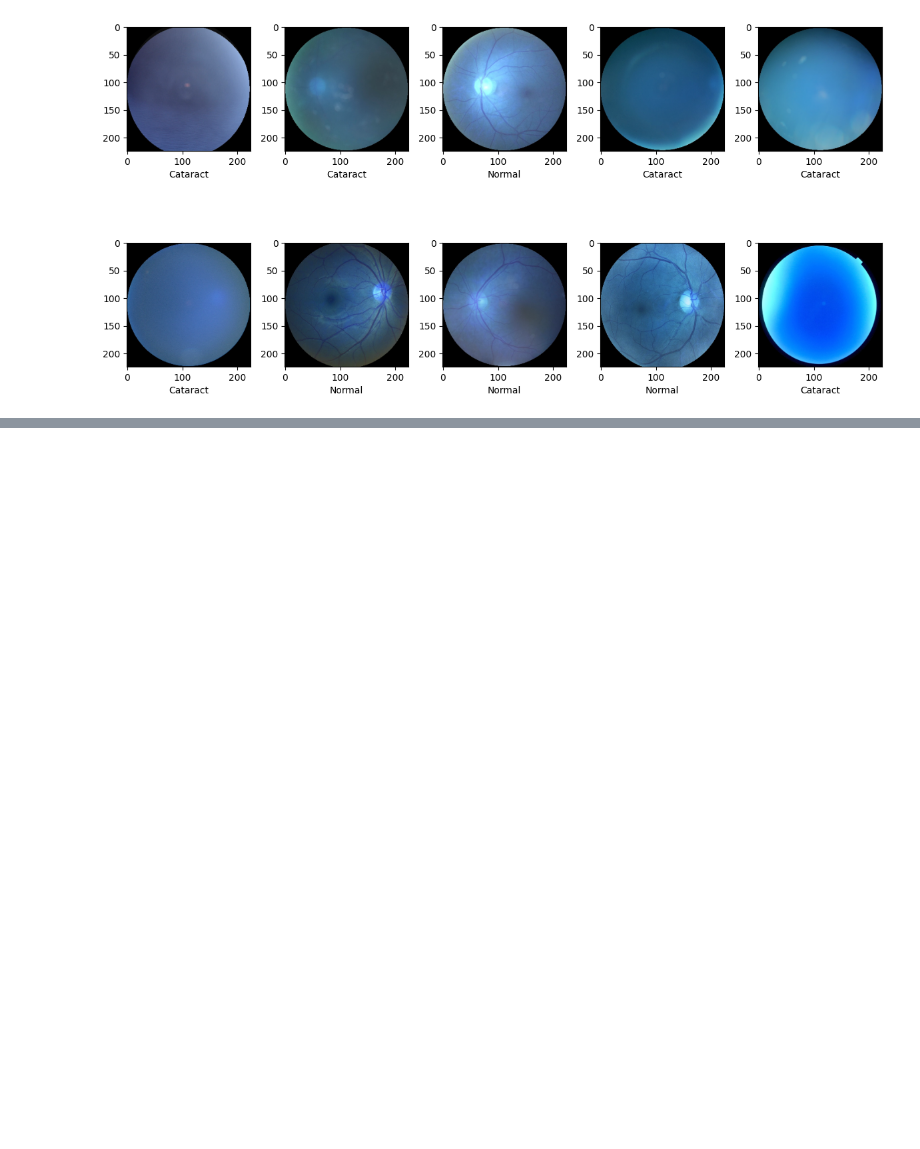
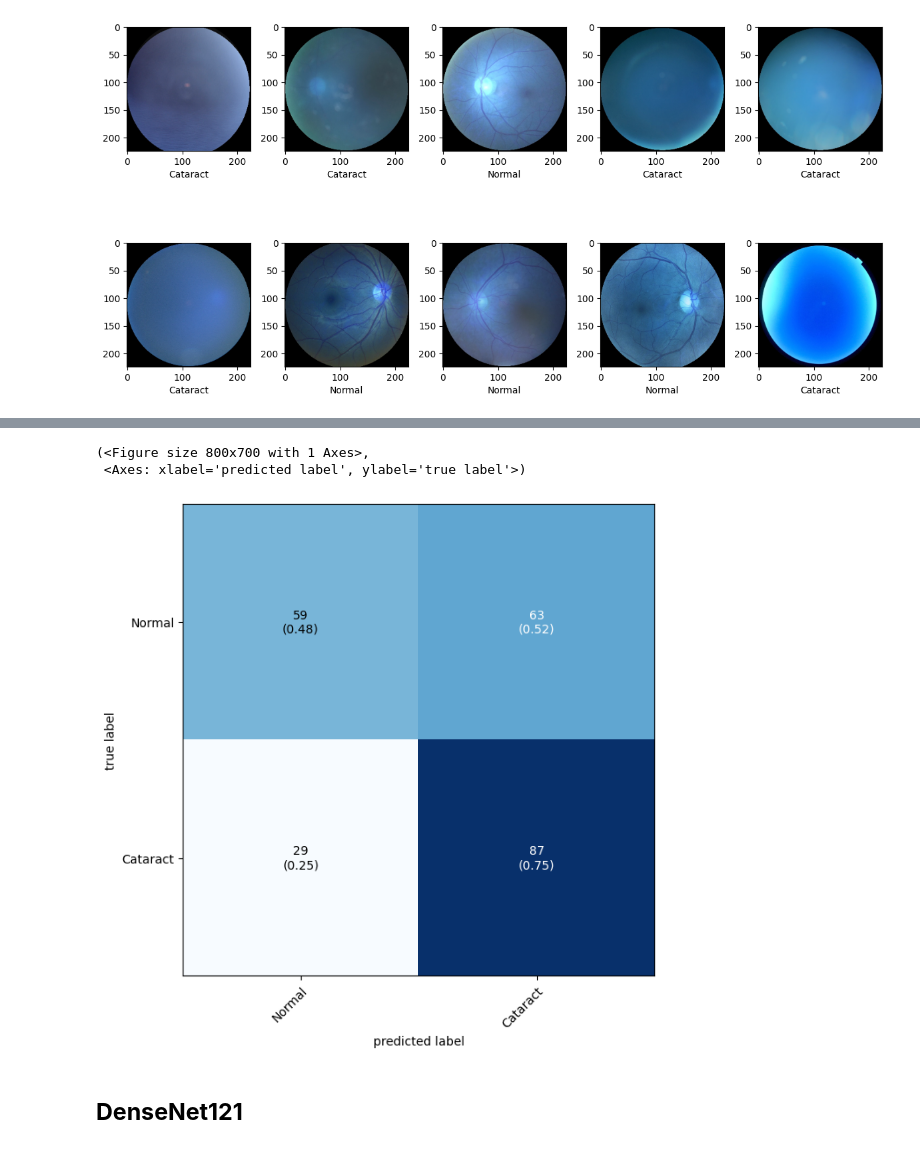
Before and after one commit to md-marop-hossain/Ocular-Disease-Recognition-Project-CSE499A, a Jupyter notebook: Ocular_Disease_Recognition_using_CNN_models_resnet_50_&_VGG_16_&_Dense_Net_121.ipynb, the cells around one changed output, grey strips where cells are left out. Cells and saved outputs as stored; diff of their text form; code cells hidden in the pictures; blank space fills up the shorter version.

```diff
--- a/Ocular_Disease_Recognition_using_CNN_models_resnet_50_&_VGG_16_&_Dense_Net_121.ipynb
+++ b/Ocular_Disease_Recognition_using_CNN_models_resnet_50_&_VGG_16_&_Dense_Net_121.ipynb
@@ -642,3 +817,15 @@ x_train, x_test, y_train, y_test = train_test_split(x, y, test_size=0.2, random_
+# %%
+from mlxtend.plotting import plot_confusion_matrix
+from sklearn.metrics import confusion_matrix
+# Plot the confusion matrix
+cm = confusion_matrix(y_test, y_pred_binary)
+plot_confusion_matrix(conf_mat=cm, figsize=(8, 7), class_names=["Normal", "Cataract"], show_normed=True)
+# %% [output]
+(<Figure size 800x700 with 1 Axes>,
+ <Axes: xlabel='predicted label', ylabel='true label'>)
+[figure, added]
+# %% [markdown]
+## **DenseNet121**
 # %%
 import time
 import matplotlib.pyplot as plt
```
Also changed, not shown: parts of 11 cells of this notebook.
